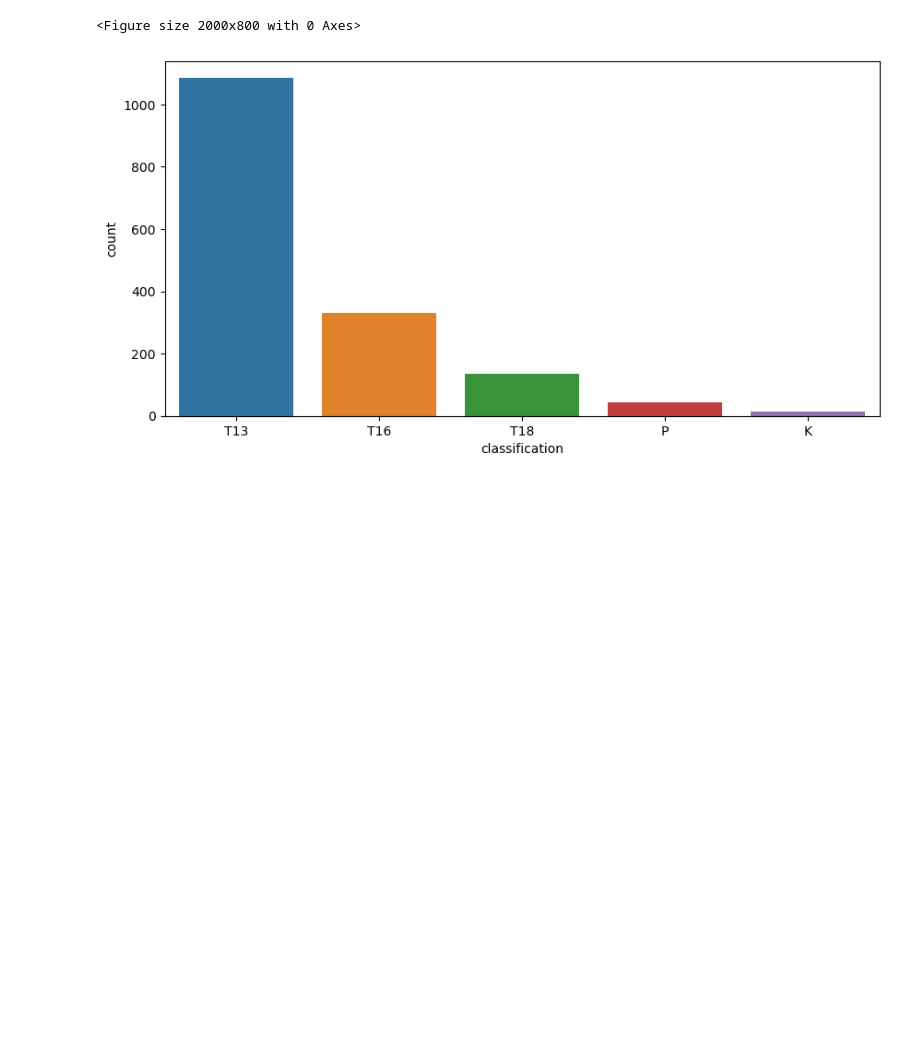
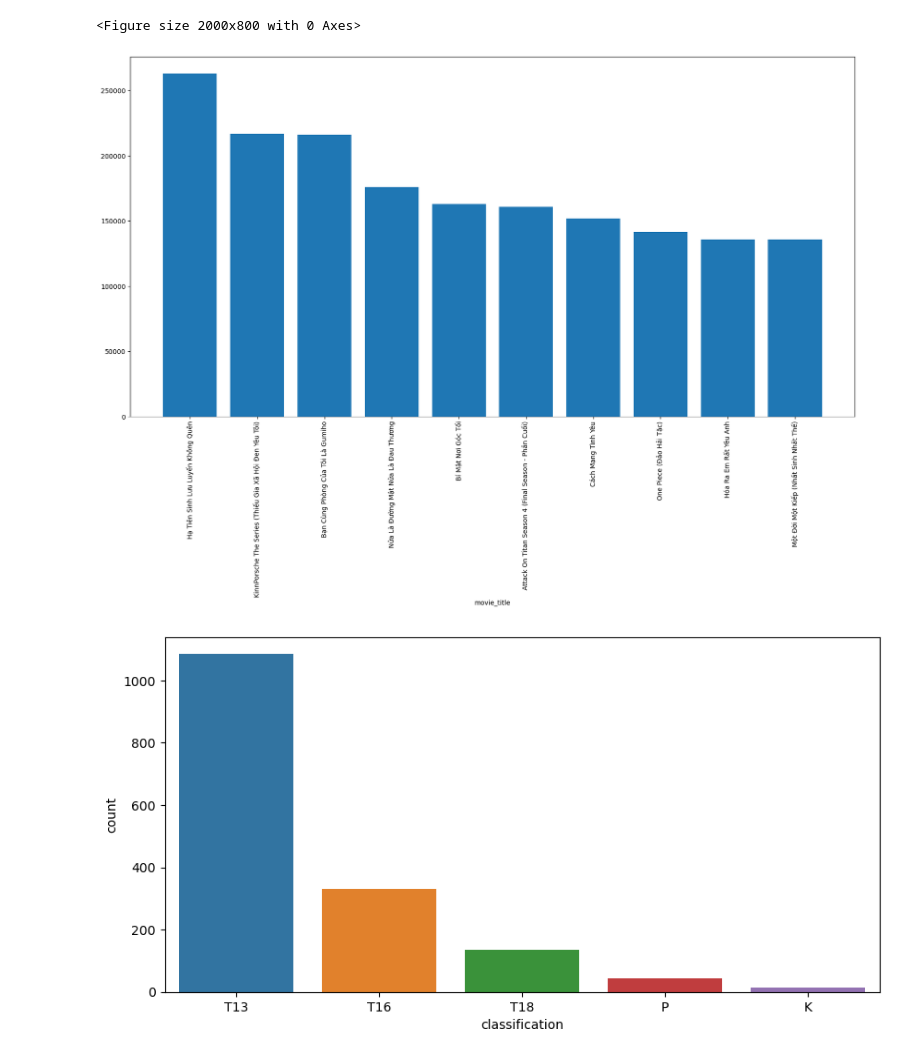
Before and after one commit to lamchi357/iQIYI, a Jupyter notebook: IQIYI.ipynb, the cells around one changed output. Saved outputs shown, nothing was run; the diff lists cells and outputs as text; code cells hidden in the pictures; blank space fills up the shorter version.

```diff
--- a/IQIYI.ipynb
+++ b/IQIYI.ipynb
@@ -280,6 +280,16 @@ plt.figure(figsize = (20,8))
 <Figure size 2000x800 with 0 Axes>
 [figure]
 <Figure size 2000x800 with 0 Axes>
+# %%
+#Top các phim được người dùng xem nhiều
+top_movies = df4.sort_values(by='number_of_rating', ascending=False)
+top_10_movies = top_movies.head(10)
+plt.bar(top_10_movies['movie_title'], top_10_movies['number_of_rating'])
+plt.xticks(rotation=90)
+plt.xlabel('movie_title')
+plt.show()
+# %% [output]
+[figure, added]
 # %%
 #Giới hạn độ tuổi của các phim
 sns.countplot(x='classification',data = df4)
```
Also changed, not shown: parts of 4 cells of this notebook.
